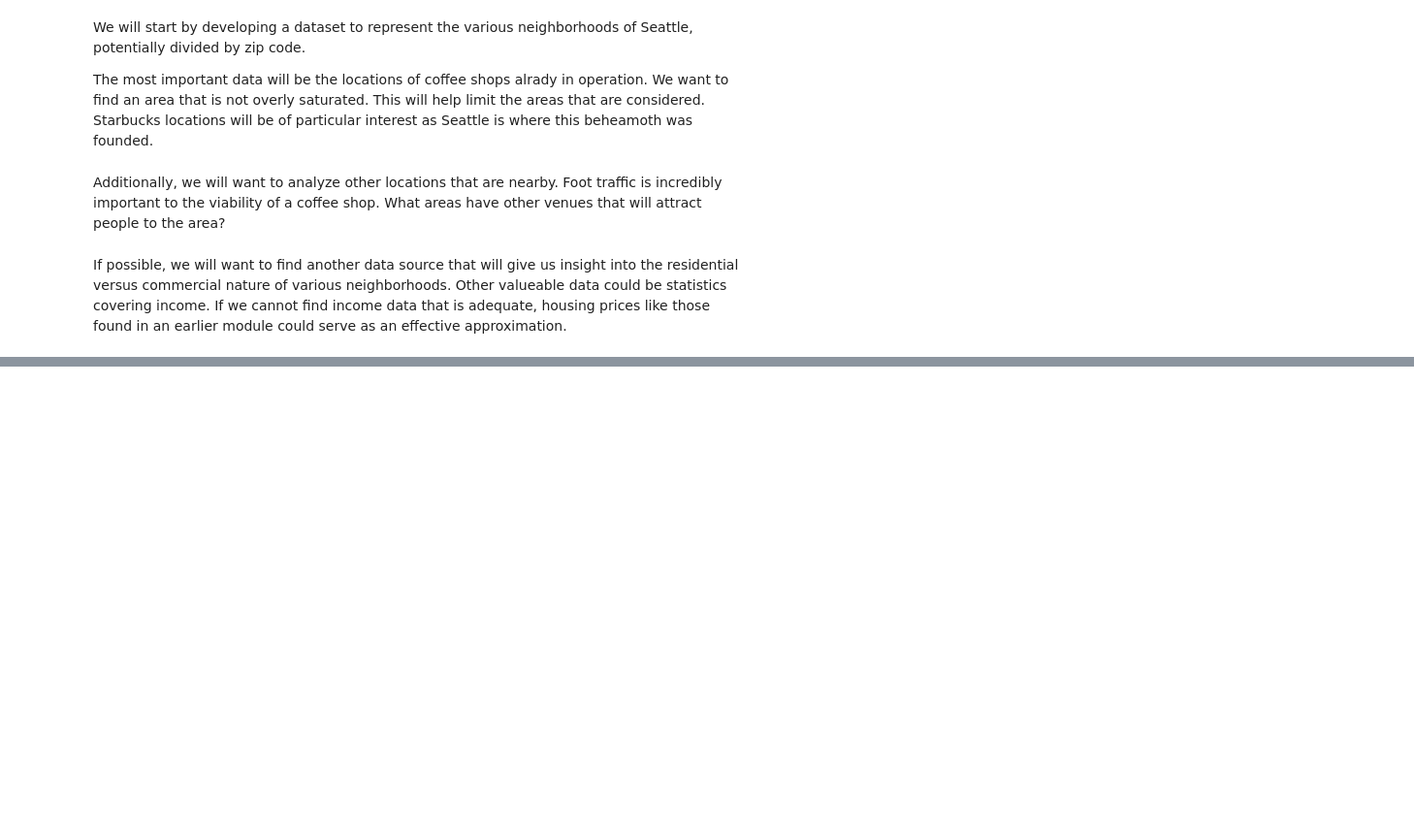
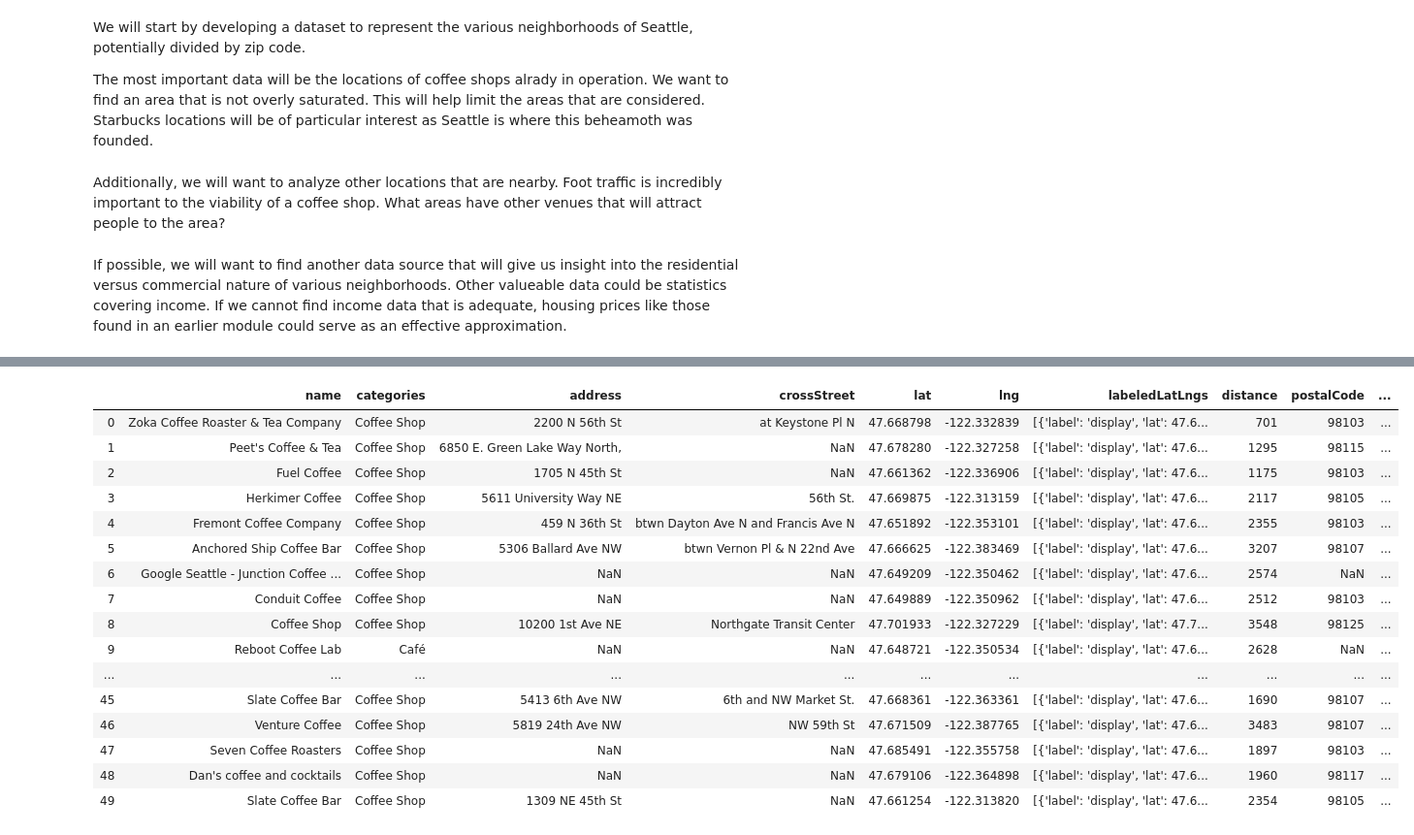
Before and after one commit to garciaalex335/CourseraCapstone, a Jupyter notebook: SeattleCoffee.ipynb, the cells around one changed output, grey strips where cells are left out. Shown at 97% size. Cells and saved outputs as stored; diff of their text form; code cells hidden in the pictures; blank space fills up the shorter version.

```diff
--- a/SeattleCoffee.ipynb
+++ b/SeattleCoffee.ipynb
@@ -18,0 +124,2 @@ If possible, we will want to find another data source that will give us insight
+# %%
+seattle = seattle.astype(float)
@@ -18,0 +234,19 @@ If possible, we will want to find another data source that will give us insight
+# %%
+# function that extracts the category of the venue
+def get_category_type(row):
+    try:
+        categories_list = row['categories']
+    except:
+        categories_list = row['venue.categories']
+
+    if len(categories_list) == 0:
+        return None
+    else:
+        return categories_list[0]['name']
+# %%
+# assign relevant part of JSON to venues
+venues = results['response']['venues']
+
+# tranform venues into a dataframe
+dataframe = json_normalize(venues)
+dataframe.head()
@@ -18,0 +261,42 @@ If possible, we will want to find another data source that will give us insight
+# %%
+# keep only columns that include venue name, and anything that is associated with location
+filtered_columns = ['name', 'categories'] + [col for col in dataframe.columns if col.startswith('location.')] + ['id']
+coffeeframe_filtered = dataframe.loc[:, filtered_columns]
+
+# function that extracts the category of the venue
+def get_category_type(row):
+    try:
+        categories_list = row['categories']
+    except:
+        categories_list = row['venue.categories']
+
+    if len(categories_list) == 0:
+        return None
+    else:
+        return categories_list[0]['name']
+
+# filter the category for each row
+coffeeframe_filtered['categories'] = coffeeframe_filtered.apply(get_category_type, axis=1)
+
+# clean column names by keeping only last term
+coffeeframe_filtered.columns = [column.split('.')[-1] for column in coffeeframe_filtered.columns]
+
+coffeeframe_filtered
+# %% [output]
+|  | name | categories | address | crossStreet | lat | lng | labeledLatLngs | distance | postalCode | ... |
+| 0 | Zoka Coffee Roaster & Tea Company | Coffee Shop | 2200 N 56th St | at Keystone Pl N | 47.668798 | -122.332839 | [{'label': 'display', 'lat': 47.6... | 701 | 98103 | ... |
+| 1 | Peet's Coffee & Tea | Coffee Shop | 6850 E. Green Lake Way North, | NaN | 47.678280 | -122.327258 | [{'label': 'display', 'lat': 47.6... | 1295 | 98115 | ... |
+| 2 | Fuel Coffee | Coffee Shop | 1705 N 45th St | NaN | 47.661362 | -122.336906 | [{'label': 'display', 'lat': 47.6... | 1175 | 98103 | ... |
+| 3 | Herkimer Coffee | Coffee Shop | 5611 University Way NE | 56th St. | 47.669875 | -122.313159 | [{'label': 'display', 'lat': 47.6... | 2117 | 98105 | ... |
+| 4 | Fremont Coffee Company | Coffee Shop | 459 N 36th St | btwn Dayton Ave N and Francis Ave N | 47.651892 | -122.353101 | [{'label': 'display', 'lat': 47.6... | 2355 | 98103 | ... |
+| 5 | Anchored Ship Coffee Bar | Coffee Shop | 5306 Ballard Ave NW | btwn Vernon Pl & N 22nd Ave | 47.666625 | -122.383469 | [{'label': 'display', 'lat': 47.6... | 3207 | 98107 | ... |
+| 6 | Google Seattle - Junction Coffee ... | Coffee Shop | NaN | NaN | 47.649209 | -122.350462 | [{'label': 'display', 'lat': 47.6... | 2574 | NaN | ... |
+| 7 | Conduit Coffee | Coffee Shop | NaN | NaN | 47.649889 | -122.350962 | [{'label': 'display', 'lat': 47.6... | 2512 | 98103 | ... |
+| 8 | Coffee Shop | Coffee Shop | 10200 1st Ave NE | Northgate Transit Center | 47.701933 | -122.327229 | [{'label': 'display', 'lat': 47.7... | 3548 | 98125 | ... |
+| 9 | Reboot Coffee Lab | Café | NaN | NaN | 47.648721 | -122.350534 | [{'label': 'display', 'lat': 47.6... | 2628 | NaN | ... |
+| ... | ... | ... | ... | ... | ... | ... | ... | ... | ... | ... |
+| 45 | Slate Coffee Bar | Coffee Shop | 5413 6th Ave NW | 6th and NW Market St. | 47.668361 | -122.363361 | [{'label': 'display', 'lat': 47.6... | 1690 | 98107 | ... |
+| 46 | Venture Coffee | Coffee Shop | 5819 24th Ave NW | NW 59th St | 47.671509 | -122.387765 | [{'label': 'display', 'lat': 47.6... | 3483 | 98107 | ... |
+| 47 | Seven Coffee Roasters | Coffee Shop | NaN | NaN | 47.685491 | -122.355758 | [{'label': 'display', 'lat': 47.6... | 1897 | 98103 | ... |
+| 48 | Dan's coffee and cocktails | Coffee Shop | NaN | NaN | 47.679106 | -122.364898 | [{'label': 'display', 'lat': 47.6... | 1960 | 98117 | ... |
+| 49 | Slate Coffee Bar | Coffee Shop | 1309 NE 45th St | NaN | 47.661254 | -122.313820 | [{'label': 'display', 'lat': 47.6... | 2354 | 98105 | ... |
```
Also changed, not shown: parts of 106 cells of this notebook.
